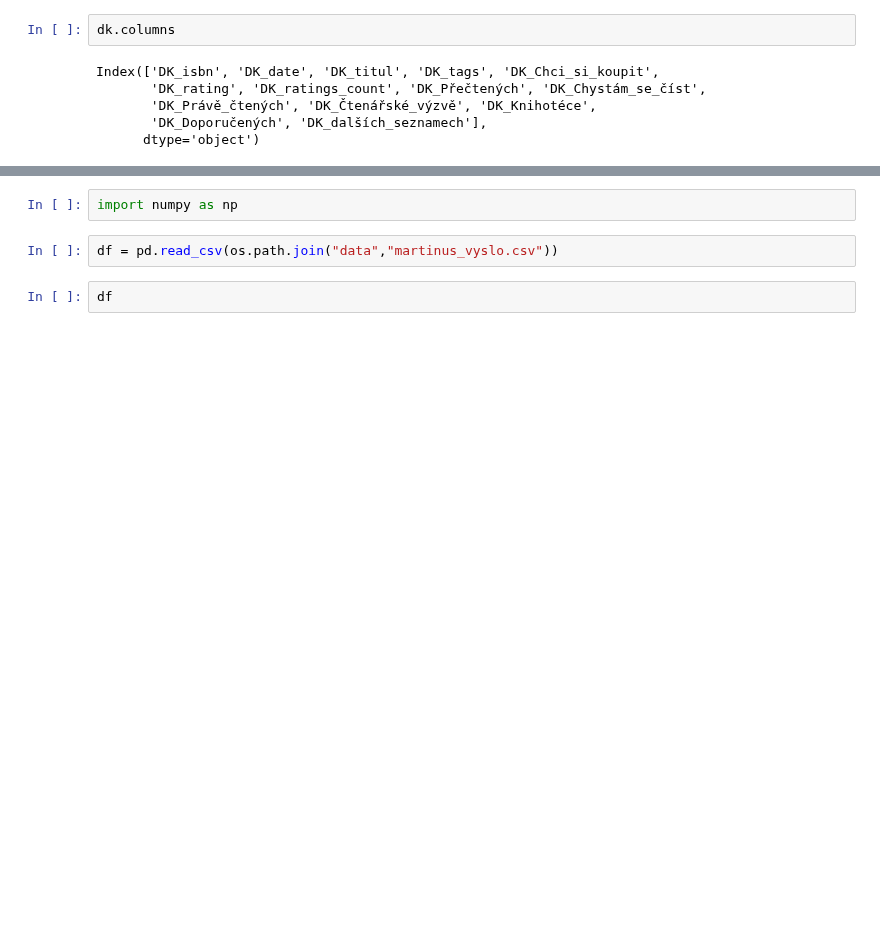
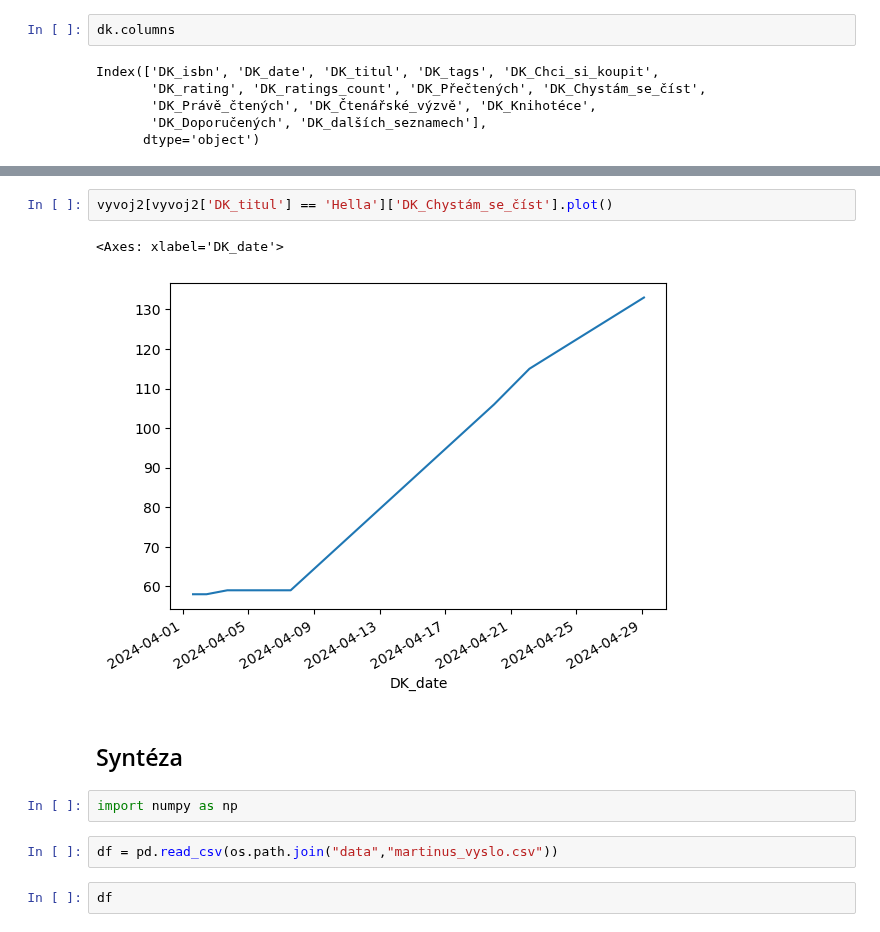
Before and after one commit to DataRozhlas/knizni-peoplemetr, a Jupyter notebook: 101_hodnoceni_explorace.ipynb, the cells around one changed output, grey strips where cells are left out. Drawn from its saved outputs; the diff is of its cells as text; blank space fills up the shorter version.

```diff
--- a/101_hodnoceni_explorace.ipynb
+++ b/101_hodnoceni_explorace.ipynb
@@ -145,3 +304,10 @@ Name: DK_rating, dtype: float64
+# %%
+vyvoj2[vyvoj2['DK_titul'] == 'Hella']['DK_Chystám_se_číst'].plot()
+# %% [output]
+<Axes: xlabel='DK_date'>
+[figure, added]
+# %% [markdown]
+## Syntéza
 # %%
 import numpy as np
 # %%
```
Also changed, not shown: parts of 33 cells of this notebook, 2 other files.
